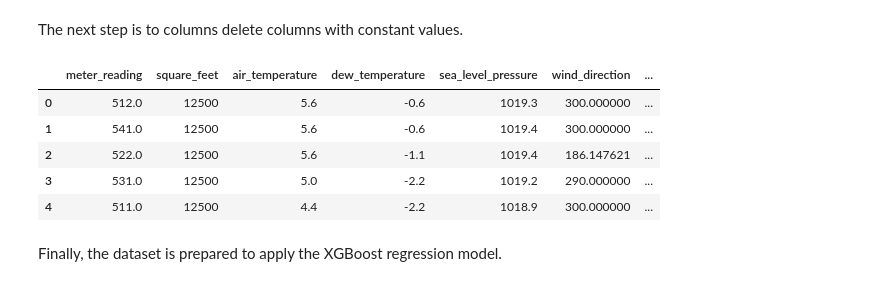
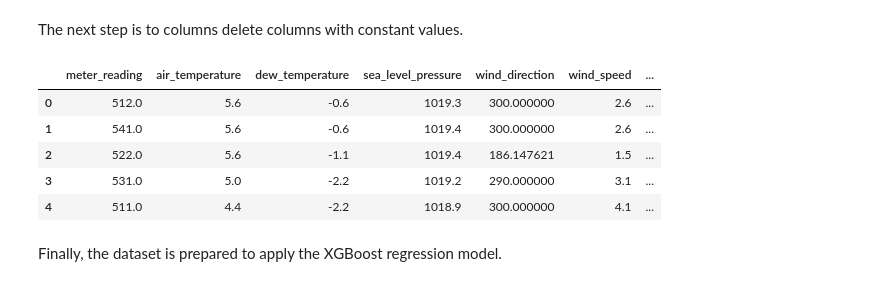
Before and after one commit to JoLuCG/DS_Capstone_Project, a Jupyter notebook: 01_notebooks/04_modelling_regressors.ipynb, the cells around one changed output. Saved outputs shown, nothing was run; the diff lists cells and outputs as text; code cells hidden in the pictures.

```diff
--- a/01_notebooks/04_modelling_regressors.ipynb
+++ b/01_notebooks/04_modelling_regressors.ipynb
@@ -123,14 +123,14 @@ healthcare_1282_df.head()
 The next step is to columns delete columns with constant values.
 # %%
 # Drop the following three columns
-healthcare_1282_df.drop(columns=['meter_type','site_id','building_id'], inplace=True)
+healthcare_1282_df.drop(columns=['meter_type','site_id','building_id', 'square_feet'], inplace=True)
 healthcare_1282_df.head()
 # %% [output]
-|  | meter_reading | square_feet | air_temperature | dew_temperature | sea_level_pressure | wind_direction | ... |
-| 0 | 512.0 | 12500 | 5.6 | -0.6 | 1019.3 | 300.000000 | ... |
-| 1 | 541.0 | 12500 | 5.6 | -0.6 | 1019.4 | 300.000000 | ... |
-| 2 | 522.0 | 12500 | 5.6 | -1.1 | 1019.4 | 186.147621 | ... |
-| 3 | 531.0 | 12500 | 5.0 | -2.2 | 1019.2 | 290.000000 | ... |
-| 4 | 511.0 | 12500 | 4.4 | -2.2 | 1018.9 | 300.000000 | ... |
+|  | meter_reading | air_temperature | dew_temperature | sea_level_pressure | wind_direction | wind_speed | ... |
+| 0 | 512.0 | 5.6 | -0.6 | 1019.3 | 300.000000 | 2.6 | ... |
+| 1 | 541.0 | 5.6 | -0.6 | 1019.4 | 300.000000 | 2.6 | ... |
+| 2 | 522.0 | 5.6 | -1.1 | 1019.4 | 186.147621 | 1.5 | ... |
+| 3 | 531.0 | 5.0 | -2.2 | 1019.2 | 290.000000 | 3.1 | ... |
+| 4 | 511.0 | 4.4 | -2.2 | 1018.9 | 300.000000 | 4.1 | ... |
 # %% [markdown]
 Finally, the dataset is prepared to apply the XGBoost regression model.
```
Also changed, not shown: parts of 4 cells of this notebook, 5 other files.
